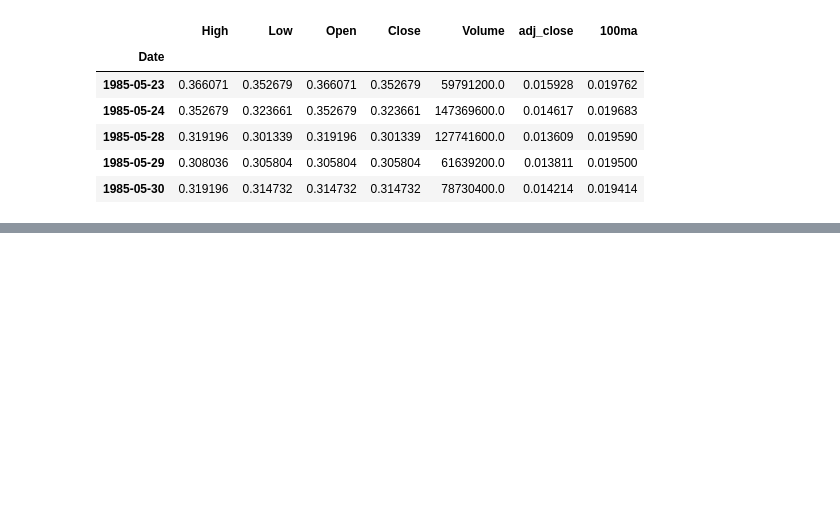
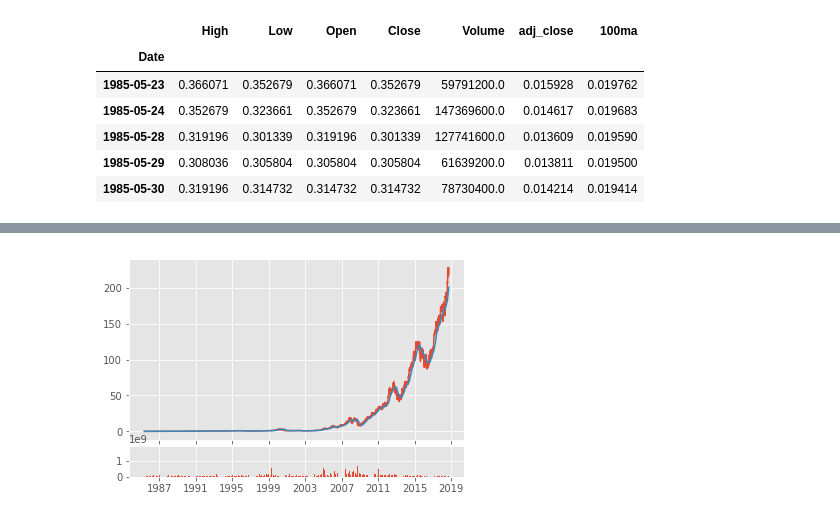
Before and after one commit to KarthikBhaktha/Apple-Stock, a Jupyter notebook: stockpy.ipynb, the cells around one changed output, grey strips where cells are left out. Drawn from its saved outputs; the diff is of its cells as text; code cells hidden in the pictures; blank space fills up the shorter version.

Commit message:
visualization
Trying to open the figure in a new window

```diff
--- a/stockpy.ipynb
+++ b/stockpy.ipynb
@@ -108,10 +108,12 @@ data.tail()
 # %%
 #visualiziation
 ax1 = plt.subplot2grid((6,1), (0,0),rowspan=5,colspan=1)
 ax2 = plt.subplot2grid((6,1), (5,0),rowspan=1,colspan=1)
 
 ax1.plot(data.index,data['adj_close'])
 ax1.plot(data.index,data['100ma'])
-ax1.bar(data.index,data['Volume'])
+ax2.bar(data.index,data['Volume'])
 
 plt.show();
+# %% [output]
+[figure, added]
```
Also changed, not shown: parts of 5 cells of this notebook, 1 other file.
